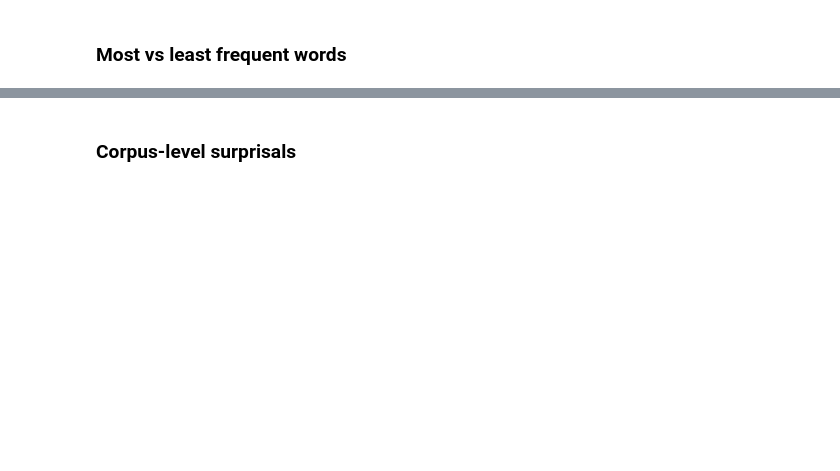
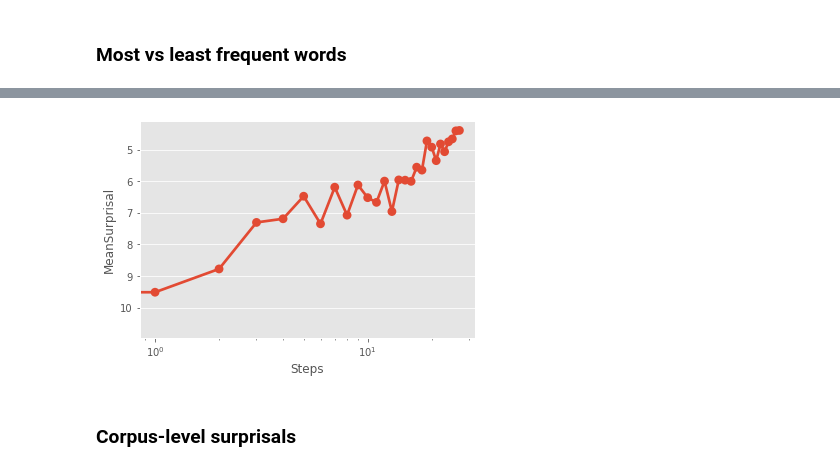
Before and after one commit to NazaninShafiabadi/word-acquisition-language-models, a Jupyter notebook: scripts/analyses.ipynb, the cells around one changed output, grey strips where cells are left out. Cells and saved outputs as stored; diff of their text form; code cells hidden in the pictures; blank space fills up the shorter version.

```diff
--- a/scripts/analyses.ipynb
+++ b/scripts/analyses.ipynb
@@ -64,3 +72,11 @@ bert_surprisals
 | 7132 | your | 1900000 | 0 | 1.761835 | 2.017625 | 0.692308 | 13 | 0.041987 | ... |
 | 7133 | your | 2000000 | 0 | 1.639908 | 1.925884 | 0.692308 | 13 | -0.121928 | ... |
 7134 rows × 9 columns
+# %%
+import nltk
+
+nltk.download('averaged_perceptron_tagger')
+
+word = 'run'
+pos = nltk.pos_tag([word])
+print(pos)
@@ -86,3 +112,19 @@ plot_surprisals(
+# %%
+import seaborn as sns
+from matplotlib import pyplot as plt
+
+def plot_with_sns(word, df):
+    plt.style.use('ggplot')
+    word_data = df[df['Token'] == word].iloc[1:]
+    ax = sns.pointplot(data=word_data,
+                x='Steps',
+                y='MeanSurprisal')
+    ax.set_xscale('log')
+    ax.invert_yaxis()
+
+plot_with_sns('walk', bert_surprisals)
+# %% [output]
+[figure, added]
 # %% [markdown]
 ### Corpus-level surprisals
 # %%
```
Also changed, not shown: parts of 18 cells of this notebook, 1 other file.
